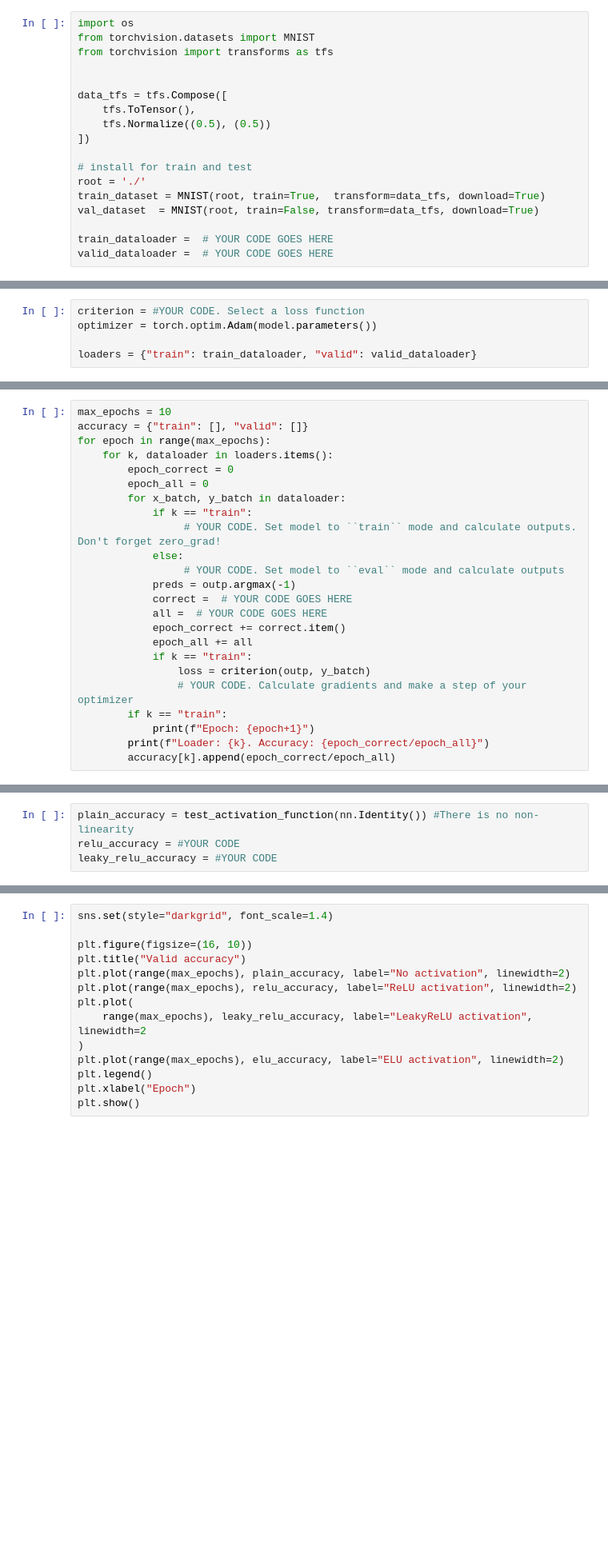
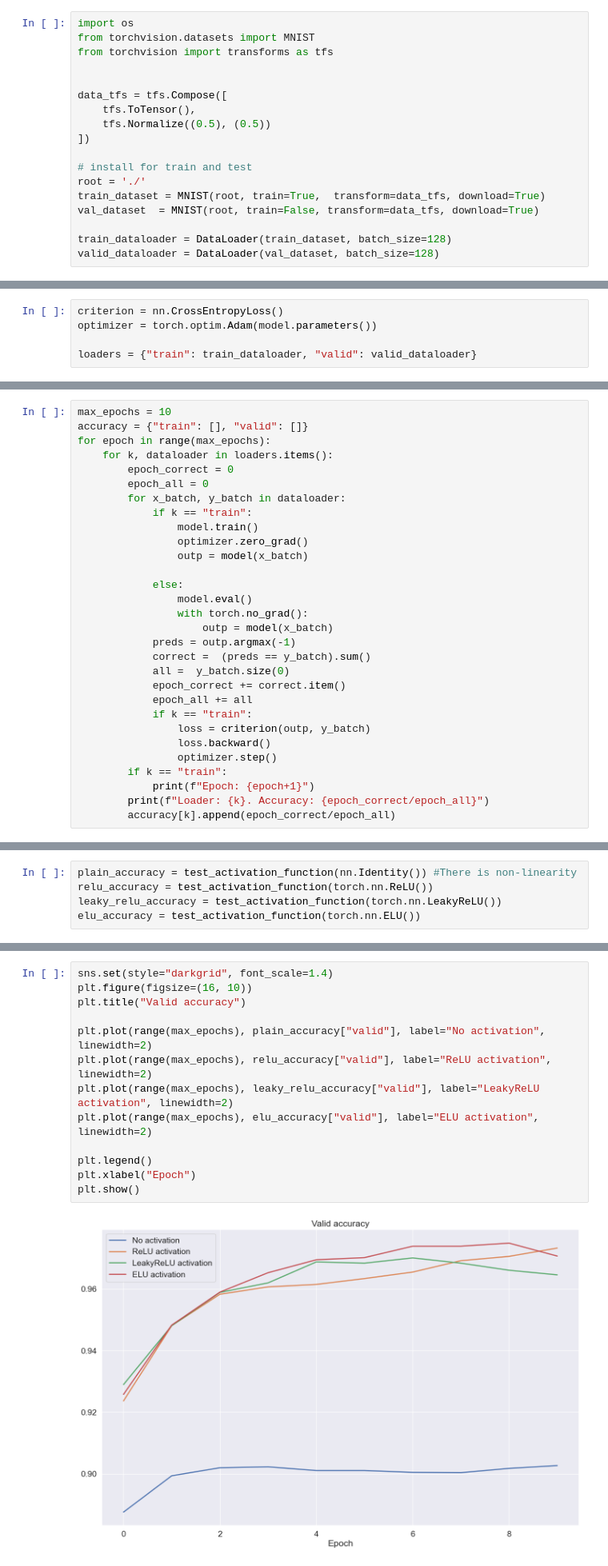
Before and after one commit to TreshMom/part_1_ml_cv, a Jupyter notebook: week_05_convolutional_nets/Homework/hw_4_conv_cnn.ipynb, the cells around one changed output, grey strips where cells are left out. Shown at 80% size. Drawn from its saved outputs; the diff is of its cells as text; blank space fills up the shorter version.

```diff
--- a/week_05_convolutional_nets/Homework/hw_4_conv_cnn.ipynb
+++ b/week_05_convolutional_nets/Homework/hw_4_conv_cnn.ipynb
@@ -234,8 +276,8 @@ root = './'
 train_dataset = MNIST(root, train=True,  transform=data_tfs, download=True)
 val_dataset  = MNIST(root, train=False, transform=data_tfs, download=True)
 
-train_dataloader =  # YOUR CODE GOES HERE
-valid_dataloader =  # YOUR CODE GOES HERE
+train_dataloader = DataLoader(train_dataset, batch_size=128)
+valid_dataloader = DataLoader(val_dataset, batch_size=128)
 # %% [markdown]
 ## Часть 2.1. Полносвязные нейронные сети
 Сначала решим MNIST с помощью полносвязной нейронной сети.
@@ -294,7 +340,7 @@ $
 L = -\sum_{i=1}^{C} y_i \log(\hat{y}_i) = - y_2 \cdot log(\hat{y}_2) = - 1 \cdot log(0.6) \approx 0.51
 $
 # %%
-criterion = #YOUR CODE. Select a loss function
+criterion = nn.CrossEntropyLoss()
 optimizer = torch.optim.Adam(model.parameters())
 
 loaders = {"train": train_dataloader, "valid": valid_dataloader}
@@ -334,17 +380,23 @@ for epoch in range(max_epochs):
         epoch_all = 0
         for x_batch, y_batch in dataloader:
             if k == "train":
-                 # YOUR CODE. Set model to ``train`` mode and calculate outputs. Don't forget zero_grad!
+                model.train()
+                optimizer.zero_grad()
+                outp = model(x_batch)
+
             else:
-                 # YOUR CODE. Set model to ``eval`` mode and calculate outputs
+                model.eval()
+                with torch.no_grad():
+                    outp = model(x_batch)
             preds = outp.argmax(-1)
-            correct =  # YOUR CODE GOES HERE
-            all =  # YOUR CODE GOES HERE
+            correct =  (preds == y_batch).sum()
+            all =  y_batch.size(0)
             epoch_correct += correct.item()
             epoch_all += all
             if k == "train":
                 loss = criterion(outp, y_batch)
-                # YOUR CODE. Calculate gradients and make a step of your optimizer
+                loss.backward()
+                optimizer.step()
         if k == "train":
             print(f"Epoch: {epoch+1}")
         print(f"Loader: {k}. Accuracy: {epoch_correct/epoch_all}")
@@ -387,4 +501,5 @@ def test_activation_function(activation):
 # %%
-plain_accuracy = test_activation_function(nn.Identity()) #There is no non-linearity
-relu_accuracy = #YOUR CODE
-leaky_relu_accuracy = #YOUR CODE
+plain_accuracy = test_activation_function(nn.Identity()) #There is non-linearity
+relu_accuracy = test_activation_function(torch.nn.ReLU())
+leaky_relu_accuracy = test_activation_function(torch.nn.LeakyReLU())
+elu_accuracy = test_activation_function(torch.nn.ELU())
@@ -393,18 +526,19 @@ leaky_relu_accuracy = #YOUR CODE
 Построим график accuracy/epoch для каждой функции активации.
 # %%
 sns.set(style="darkgrid", font_scale=1.4)
-
 plt.figure(figsize=(16, 10))
 plt.title("Valid accuracy")
-plt.plot(range(max_epochs), plain_accuracy, label="No activation", linewidth=2)
-plt.plot(range(max_epochs), relu_accuracy, label="ReLU activation", linewidth=2)
-plt.plot(
-    range(max_epochs), leaky_relu_accuracy, label="LeakyReLU activation", linewidth=2
-)
-plt.plot(range(max_epochs), elu_accuracy, label="ELU activation", linewidth=2)
+
+plt.plot(range(max_epochs), plain_accuracy["valid"], label="No activation", linewidth=2)
+plt.plot(range(max_epochs), relu_accuracy["valid"], label="ReLU activation", linewidth=2)
+plt.plot(range(max_epochs), leaky_relu_accuracy["valid"], label="LeakyReLU activation", linewidth=2)
+plt.plot(range(max_epochs), elu_accuracy["valid"], label="ELU activation", linewidth=2)
+
 plt.legend()
 plt.xlabel("Epoch")
 plt.show()
+# %% [output]
+[figure, added]
 # %%
 plt.figure(figsize=(16, 10))
 plt.title("Valid accuracy")
```
Also changed, not shown: parts of 32 cells of this notebook, 1 other file.
